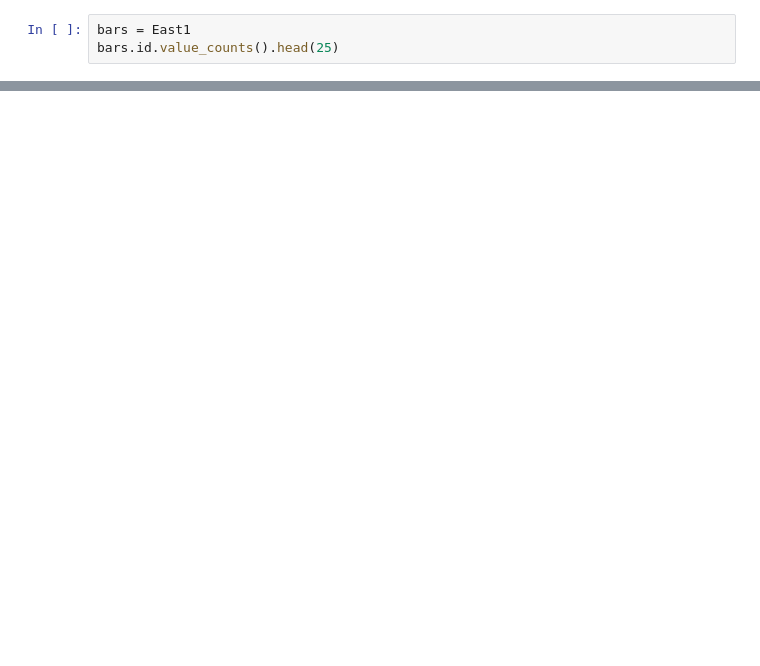
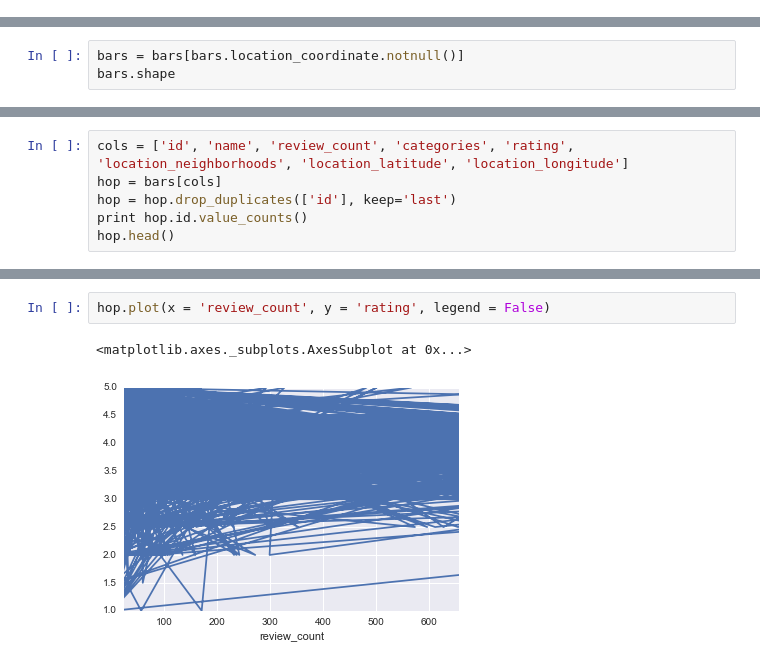
Before and after one commit to deepagoyal/sfdat28_work, a Jupyter notebook: notebooks/Project_ExploratoryAnalysis.ipynb, the cells around one changed output, grey strips where cells are left out. Saved outputs shown, nothing was run; the diff lists cells and outputs as text; blank space fills up the shorter version.

```diff
--- a/notebooks/Project_ExploratoryAnalysis.ipynb
+++ b/notebooks/Project_ExploratoryAnalysis.ipynb
@@ -20,3 +21,0 @@ East1.head()
-# %%
-bars = East1
-bars.id.value_counts().head(25)
@@ -40,0 +59,3 @@ Name: id, dtype: int64
+# %%
+bars = bars[bars.location_coordinate.notnull()]
+bars.shape
@@ -40,0 +69,6 @@ Name: id, dtype: int64
+# %%
+cols = ['id', 'name', 'review_count', 'categories', 'rating', 'location_neighborhoods', 'location_latitude', 'location_longitude']
+hop = bars[cols]
+hop = hop.drop_duplicates(['id'], keep='last')
+print hop.id.value_counts()
+hop.head()
@@ -40,0 +99,5 @@ Name: id, dtype: int64
+# %%
+hop.plot(x = 'review_count', y = 'rating', legend = False)
+# %% [output]
+<matplotlib.axes._subplots.AxesSubplot at 0x...>
+[figure, added]
```
Also changed, not shown: parts of 50 cells of this notebook, 13 other files.
